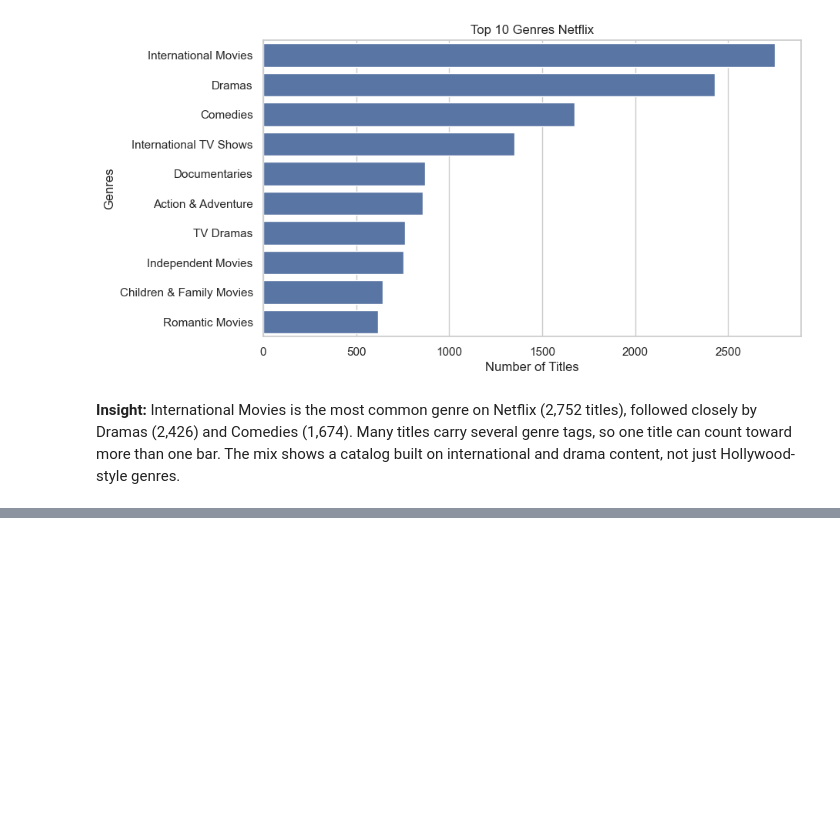
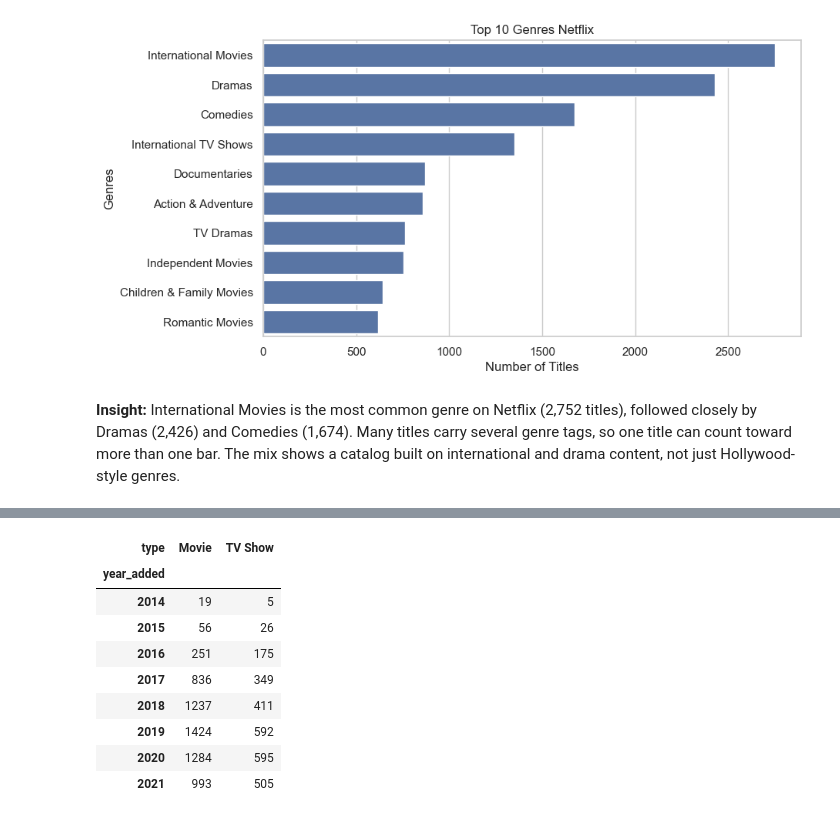
Before and after one commit to baasirahmad46/netflix-eda-visual-storytelling, a Jupyter notebook: notebooks/netflix_eda.ipynb, the cells around one changed output, grey strips where cells are left out. Cells and saved outputs as stored; diff of their text form; code cells hidden in the pictures; blank space fills up the shorter version.

```diff
--- a/notebooks/netflix_eda.ipynb
+++ b/notebooks/netflix_eda.ipynb
@@ -397,0 +432,13 @@ plt.show()
+# %%
+yearly_type.pivot(index='year_added', columns='type', values='count')
+# %% [output]
+| type | Movie | TV Show |
+| year_added |  |  |
+| 2014 | 19 | 5 |
+| 2015 | 56 | 26 |
+| 2016 | 251 | 175 |
+| 2017 | 836 | 349 |
+| 2018 | 1237 | 411 |
+| 2019 | 1424 | 592 |
+| 2020 | 1284 | 595 |
+| 2021 | 993 | 505 |
```
Also changed, not shown: parts of 9 cells of this notebook.
